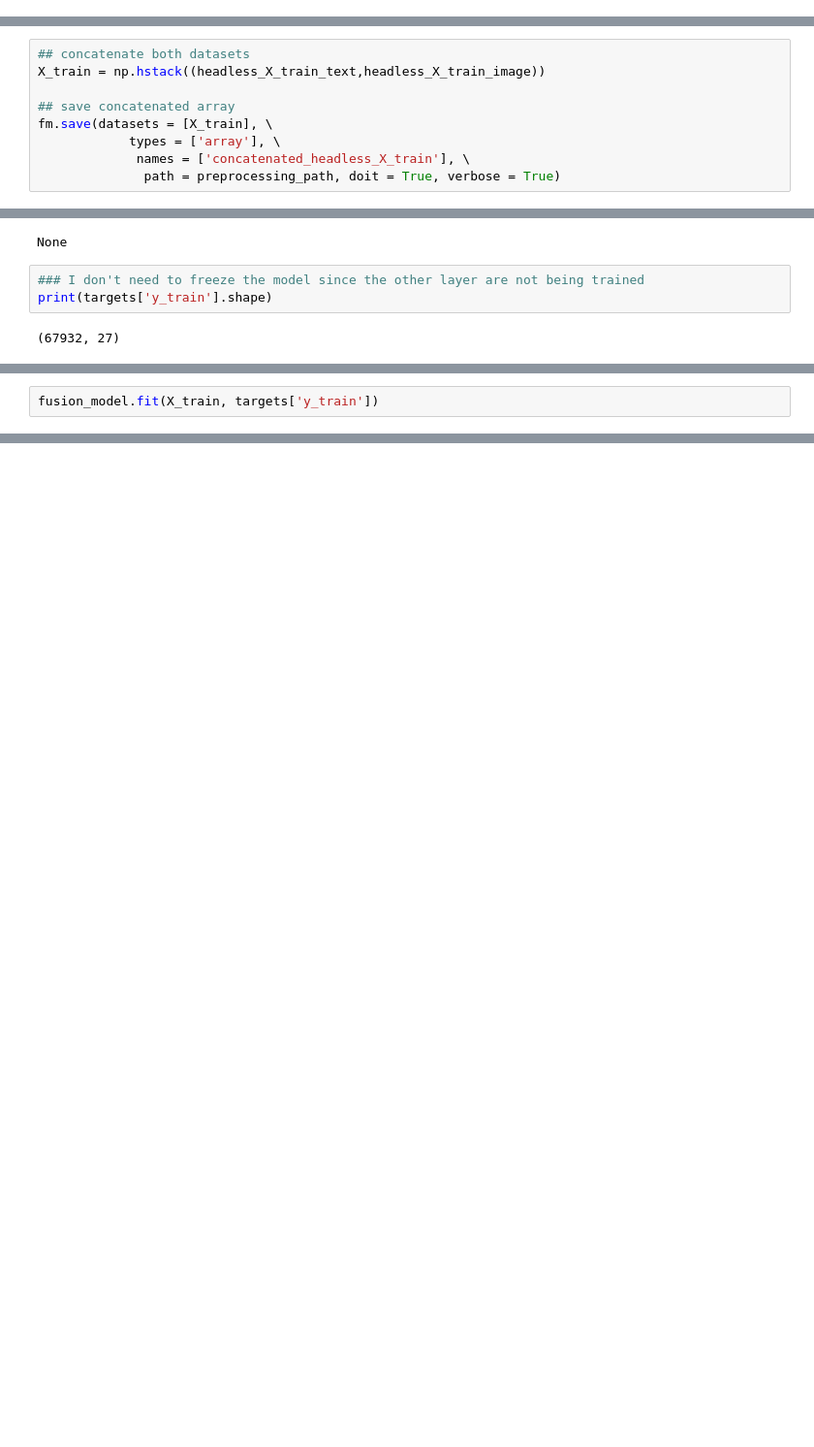
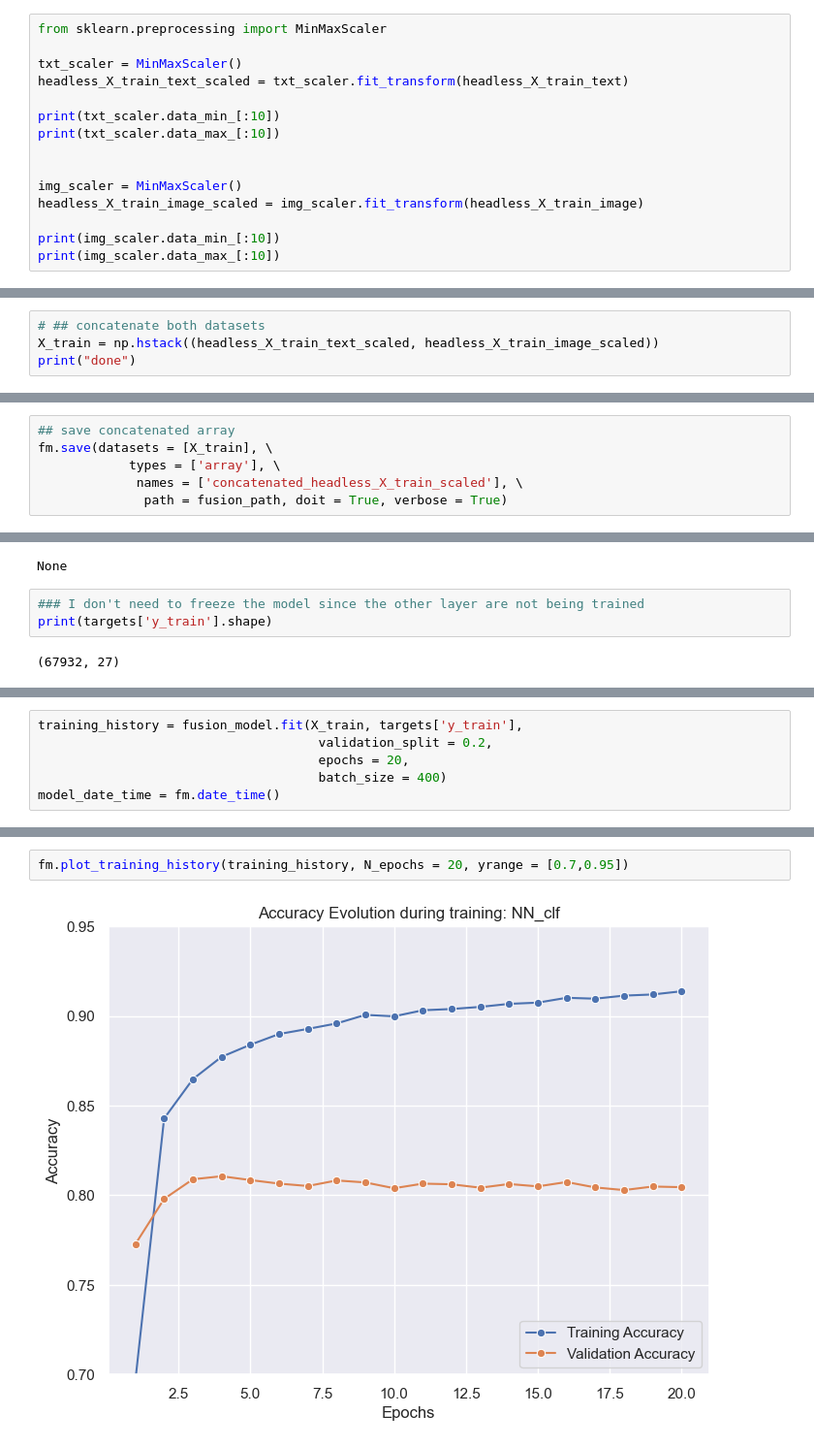
Before and after one commit to RamiroHR/Multimodal-Data-Product-Classification-Model, a Jupyter notebook: Fusion_Model.ipynb, the cells around one changed output, grey strips where cells are left out. Shown at 97% size. Saved outputs shown, nothing was run; the diff lists cells and outputs as text; blank space fills up the shorter version.

```diff
--- a/Fusion_Model.ipynb
+++ b/Fusion_Model.ipynb
@@ -767,0 +972,15 @@ headless_X_train_image = headless_image_model.predict(image_data['train'])
+# %%
+from sklearn.preprocessing import MinMaxScaler
+
+txt_scaler = MinMaxScaler()
+headless_X_train_text_scaled = txt_scaler.fit_transform(headless_X_train_text)
+
+print(txt_scaler.data_min_[:10])
+print(txt_scaler.data_max_[:10])
+
+
+img_scaler = MinMaxScaler()
+headless_X_train_image_scaled = img_scaler.fit_transform(headless_X_train_image)
+
+print(img_scaler.data_min_[:10])
+print(img_scaler.data_max_[:10])
@@ -767,0 +994,4 @@ headless_X_train_image = headless_image_model.predict(image_data['train'])
+# %%
+# ## concatenate both datasets
+X_train = np.hstack((headless_X_train_text_scaled, headless_X_train_image_scaled))
+print("done")
@@ -768,10 +1002,7 @@ headless_X_train_image = headless_image_model.predict(image_data['train'])
 # %%
-## concatenate both datasets
-X_train = np.hstack((headless_X_train_text,headless_X_train_image))
-
 ## save concatenated array
 fm.save(datasets = [X_train], \
             types = ['array'], \
-             names = ['concatenated_headless_X_train'], \
-              path = preprocessing_path, doit = True, verbose = True)
+             names = ['concatenated_headless_X_train_scaled'], \
+              path = fusion_path, doit = True, verbose = True)
 # %% [output]
@@ -815,3 +1095,7 @@ print(targets['y_train'].shape)
 # %%
-fusion_model.fit(X_train, targets['y_train'])
+training_history = fusion_model.fit(X_train, targets['y_train'],
+                                     validation_split = 0.2,
+                                     epochs = 20,
+                                     batch_size = 400)
+model_date_time = fm.date_time()
 # %% [output]
@@ -819,0 +1119,4 @@ fusion_model.fit(X_train, targets['y_train'])
+# %%
+fm.plot_training_history(training_history, N_epochs = 20, yrange = [0.7,0.95])
+# %% [output]
+[figure, added]
```
Also changed, not shown: parts of 162 cells of this notebook.
